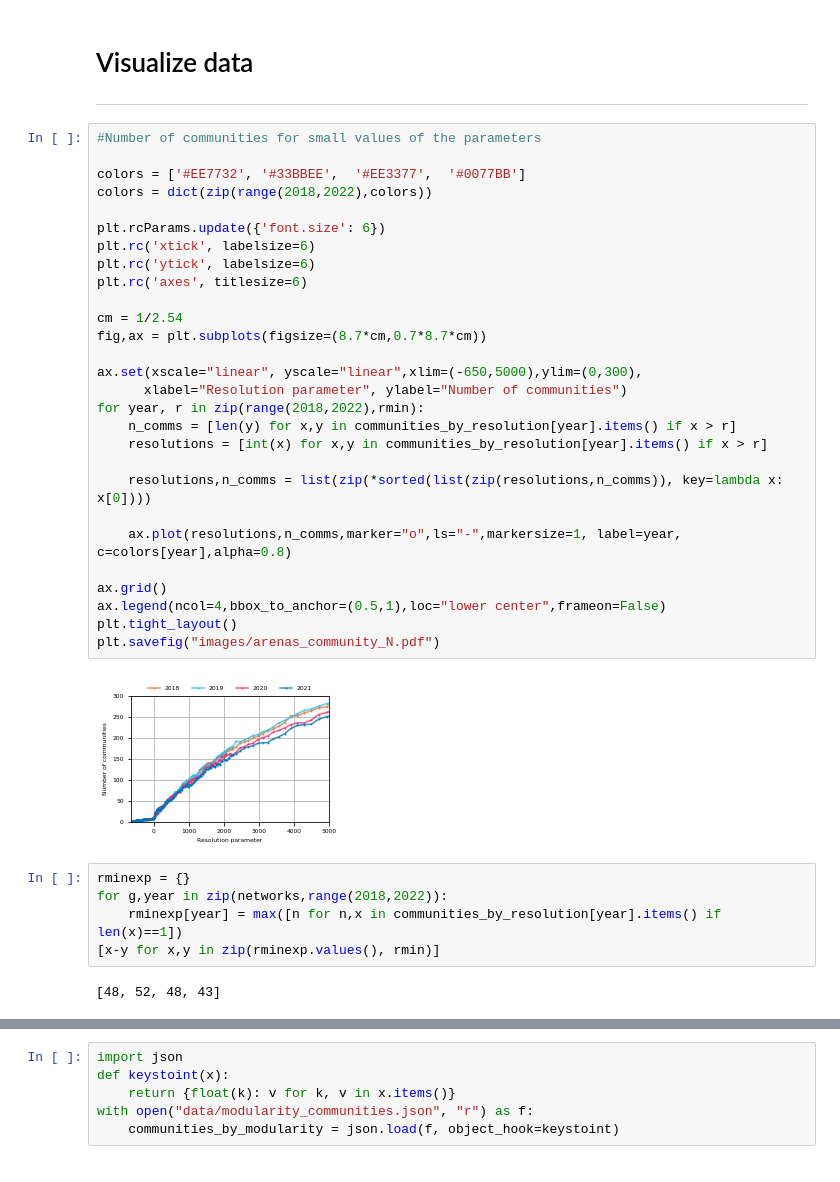
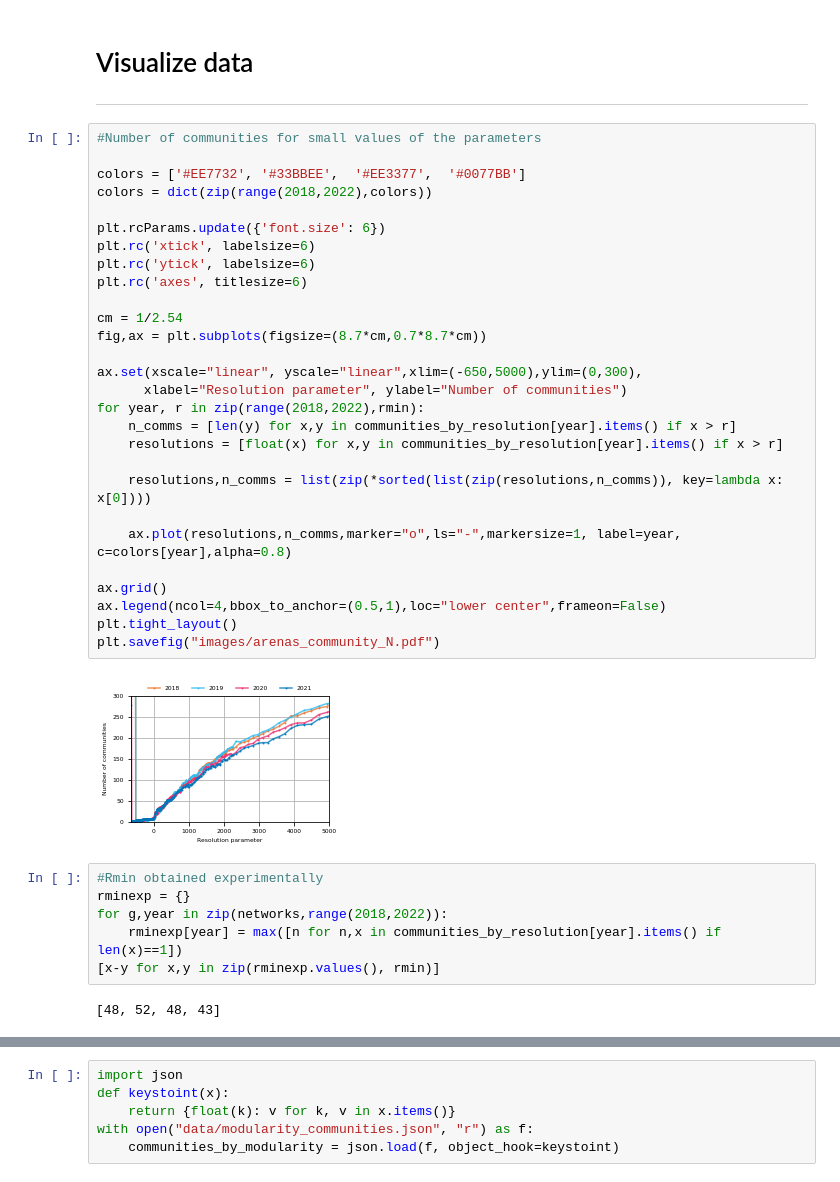
Before and after one commit to bernardo-silva/NetworkScienceProject, a Jupyter notebook: arenas_modularity_communities.ipynb, the cells around one changed output, grey strips where cells are left out. Drawn from its saved outputs; the diff is of its cells as text.

```diff
--- a/arenas_modularity_communities.ipynb
+++ b/arenas_modularity_communities.ipynb
@@ -105,34 +105,35 @@ with open("data/arenas_communities.json", "r") as f:
 # %%
 #Number of communities for small values of the parameters
 
 colors = ['#EE7732', '#33BBEE',  '#EE3377',  '#0077BB']
 colors = dict(zip(range(2018,2022),colors))
 
 plt.rcParams.update({'font.size': 6})
 plt.rc('xtick', labelsize=6)
 plt.rc('ytick', labelsize=6)
 plt.rc('axes', titlesize=6)
 
 cm = 1/2.54
 fig,ax = plt.subplots(figsize=(8.7*cm,0.7*8.7*cm))
 
 ax.set(xscale="linear", yscale="linear",xlim=(-650,5000),ylim=(0,300),
       xlabel="Resolution parameter", ylabel="Number of communities")
 for year, r in zip(range(2018,2022),rmin):
     n_comms = [len(y) for x,y in communities_by_resolution[year].items() if x > r]
-    resolutions = [int(x) for x,y in communities_by_resolution[year].items() if x > r]
+    resolutions = [float(x) for x,y in communities_by_resolution[year].items() if x > r]
 
     resolutions,n_comms = list(zip(*sorted(list(zip(resolutions,n_comms)), key=lambda x: x[0])))
 
     ax.plot(resolutions,n_comms,marker="o",ls="-",markersize=1, label=year, c=colors[year],alpha=0.8)
 
 ax.grid()
 ax.legend(ncol=4,bbox_to_anchor=(0.5,1),loc="lower center",frameon=False)
 plt.tight_layout()
 plt.savefig("images/arenas_community_N.pdf")
 # %% [output]
-[figure, old version]
+[figure, new version]
 # %%
+#Rmin obtained experimentally
 rminexp = {}
 for g,year in zip(networks,range(2018,2022)):
     rminexp[year] = max([n for n,x in communities_by_resolution[year].items() if len(x)==1])
```
Also changed, not shown: parts of 13 cells of this notebook, 11 other files.
